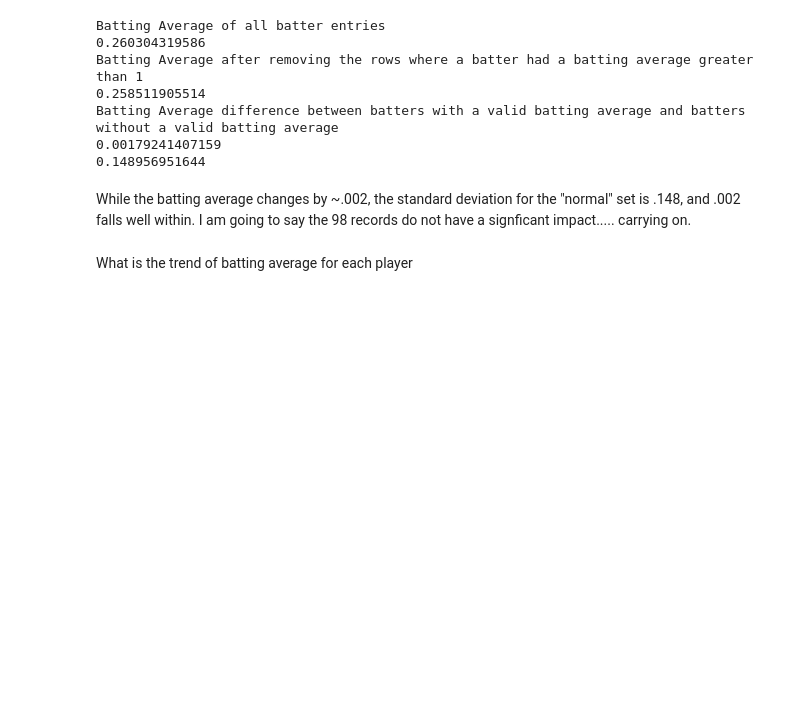
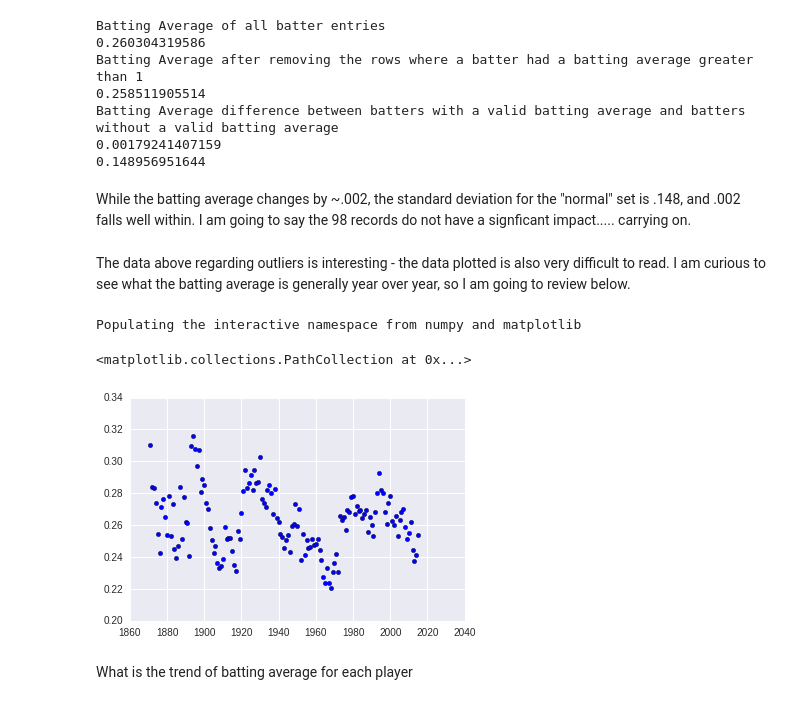
Before and after one commit to adam-carney/Data_Analysis_nanodegree, a Jupyter notebook: Data_Analysis_Nanodegree-Project_2.ipynb, the cells around one changed output. Saved outputs shown, nothing was run; the diff lists cells and outputs as text; code cells hidden in the pictures; blank space fills up the shorter version.

```diff
--- a/Data_Analysis_Nanodegree-Project_2.ipynb
+++ b/Data_Analysis_Nanodegree-Project_2.ipynb
@@ -123,2 +163,7 @@ post_season_batting_df.head()
+# %%
+# Adjusting my dataframes to remove players who had a null at bat
+
+season_batting_df = season_batting_df.loc[season_batting_df['AB'].notnull()]
+post_season_batting_df = post_season_batting_df.loc[post_season_batting_df['AB'].notnull()]
 # %%
 #Now, to answer my first few questions I will plot some information on batting average
@@ -152,3 +196,6 @@ season_batting_df.loc[season_batting_df['BATTING_AVERAGE'] > 1]
 | 100908 | pindebr01 | 2015 | 1 | NYA | AL | 25 | 1.0 | 0.0 | 1.0 | 1.0 | ... | ... |
 | 101213 | tsaoch01 | 2015 | 1 | LAN | NL | 5 | 1.0 | 1.0 | 1.0 | 1.0 | ... | ... |
 98 rows × 24 columns
+# %%
+season_batting_averages_by_year_df = season_batting_df[['yearID', 'BATTING_AVERAGE']].groupby('yearID', as_index=False).mean()
+season_batting_averages_by_year_df
@@ -178,6 +244,16 @@ Batting Average difference between batters with a valid batting average and batt
 0.148956951644
 # %% [markdown]
 While the batting average changes by ~.002, the standard deviation for the "normal" set is .148, and .002 falls well within.  I am going to say the 98 records do not have a signficant impact..... carrying on.
+# %% [markdown]
+The data above regarding outliers is interesting - the data plotted is also very difficult to read.  I am curious to see what the batting average is generally year over year, so I am going to review below.
+# %%
+#Now, to answer my first few questions I will plot some information on batting average
+%pylab inline
+plt.scatter(season_batting_averages_by_year_df['yearID'],season_batting_averages_by_year_df['BATTING_AVERAGE'])
+# %% [output]
+Populating the interactive namespace from numpy and matplotlib
+<matplotlib.collections.PathCollection at 0x...>
+[figure, added]
 # %% [markdown]
 What is the trend of batting average for each player
 # %%
```
Also changed, not shown: parts of 9 cells of this notebook.
